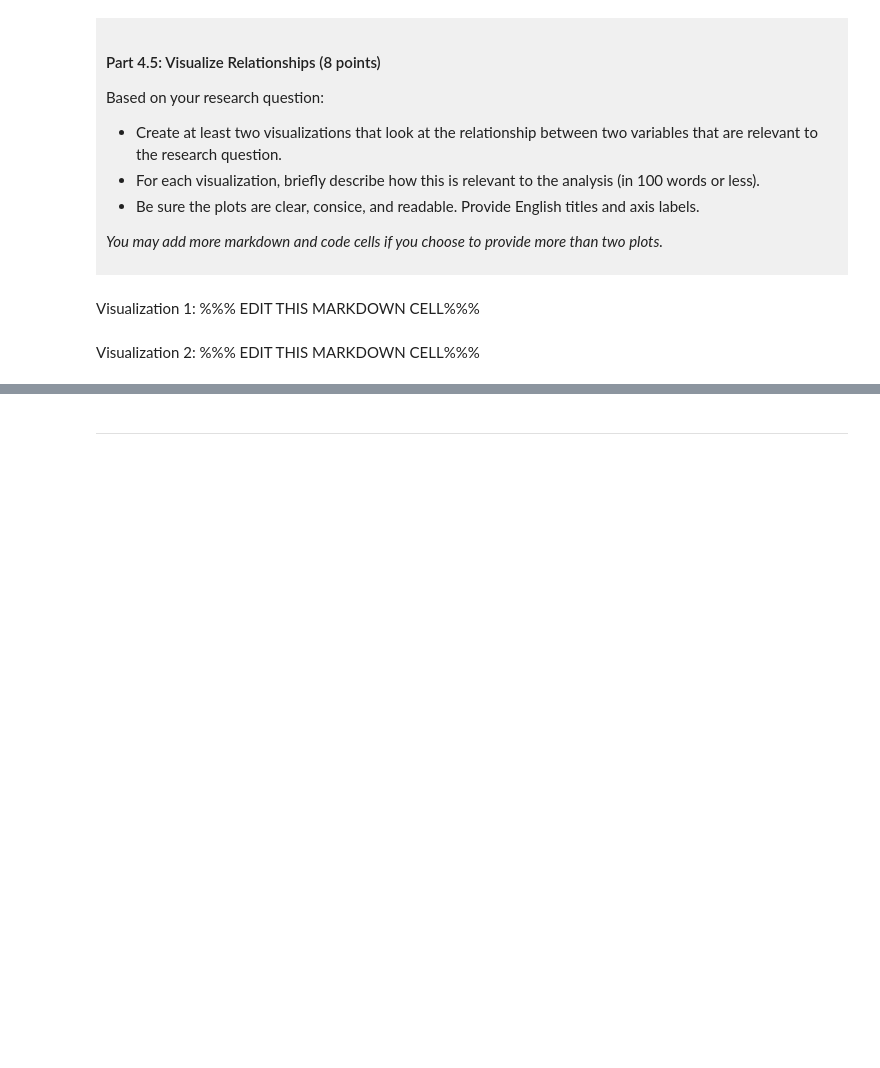
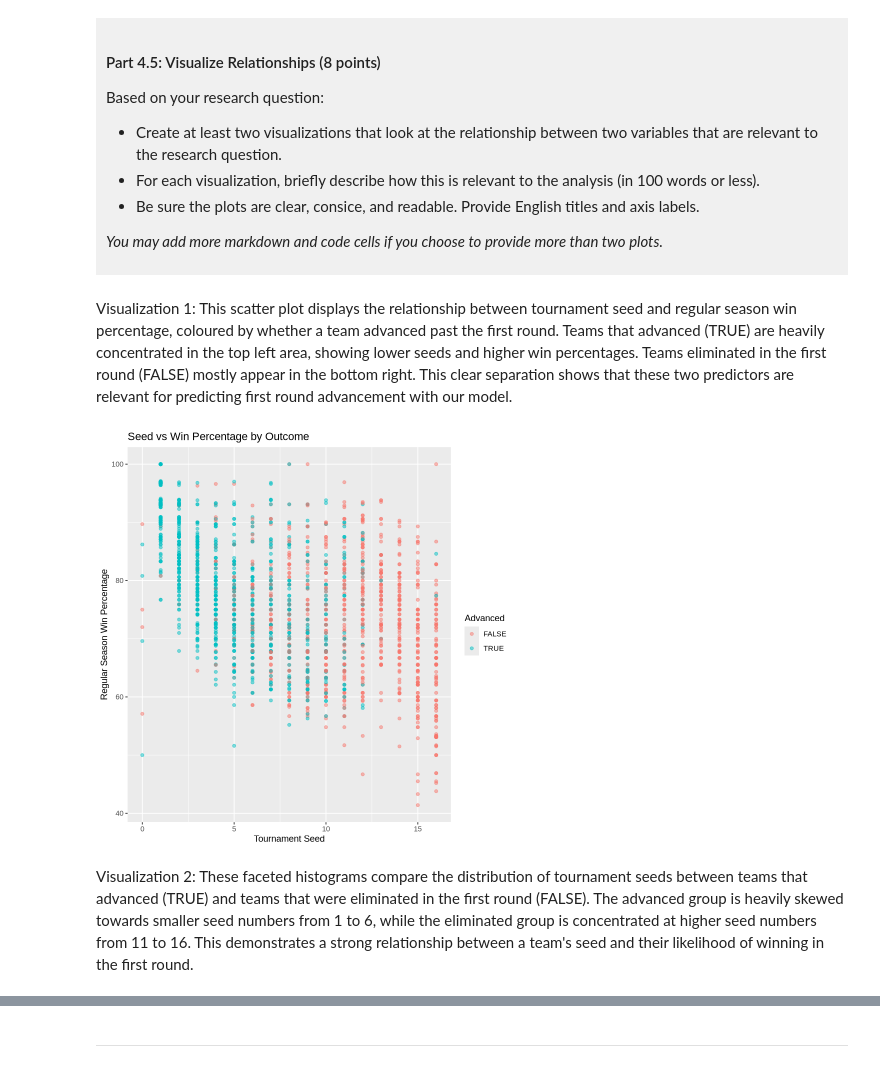
Before and after one commit to FangTangSama/dsci-100-project-henry-sun, a Jupyter notebook: dsci-100-project-notebook.ipynb, the cells around one changed output, grey strips where cells are left out. Drawn from its saved outputs; the diff is of its cells as text; code cells hidden in the pictures; blank space fills up the shorter version.

```diff
--- a/dsci-100-project-notebook.ipynb
+++ b/dsci-100-project-notebook.ipynb
@@ -353,9 +380,18 @@ Based on your research question:
 *You may add more markdown and code cells if you choose to provide more than two plots.*
 </div>
 # %% [markdown]
-Visualization 1: %%% EDIT THIS MARKDOWN CELL%%%
+Visualization 1: This scatter plot displays the relationship between tournament seed and regular season win percentage, coloured by whether a team advanced past the first round. Teams that advanced (TRUE) are heavily concentrated in the top left area, showing lower seeds and higher win percentages. Teams eliminated in the first round (FALSE) mostly appear in the bottom right. This clear separation shows that these two predictors are relevant for predicting first round advancement with our model.
 # %%
-### EDIT THIS CODE CELL FOR VISUALIZATION 1###
+ggplot(march_tidy, aes(x = seed, y = reg_wins_pct, colour = advanced_first_round)) +
+  geom_point(alpha = 0.5) +
+  labs(
+    x = "Tournament Seed",
+    y = "Regular Season Win Percentage",
+    colour = "Advanced",
+    title = "Seed vs Win Percentage by Outcome"
+  )
+# %% [output]
+[figure, added]
 # %% [markdown]
-Visualization 2: %%% EDIT THIS MARKDOWN CELL%%%
+Visualization 2: These faceted histograms compare the distribution of tournament seeds between teams that advanced (TRUE) and teams that were eliminated in the first round (FALSE). The advanced group is heavily skewed towards smaller seed numbers from 1 to 6, while the eliminated group is concentrated at higher seed numbers from 11 to 16. This demonstrates a strong relationship between a team's seed and their likelihood of winning in the first round.
 # %%
```
Also changed, not shown: parts of 5 cells of this notebook.
